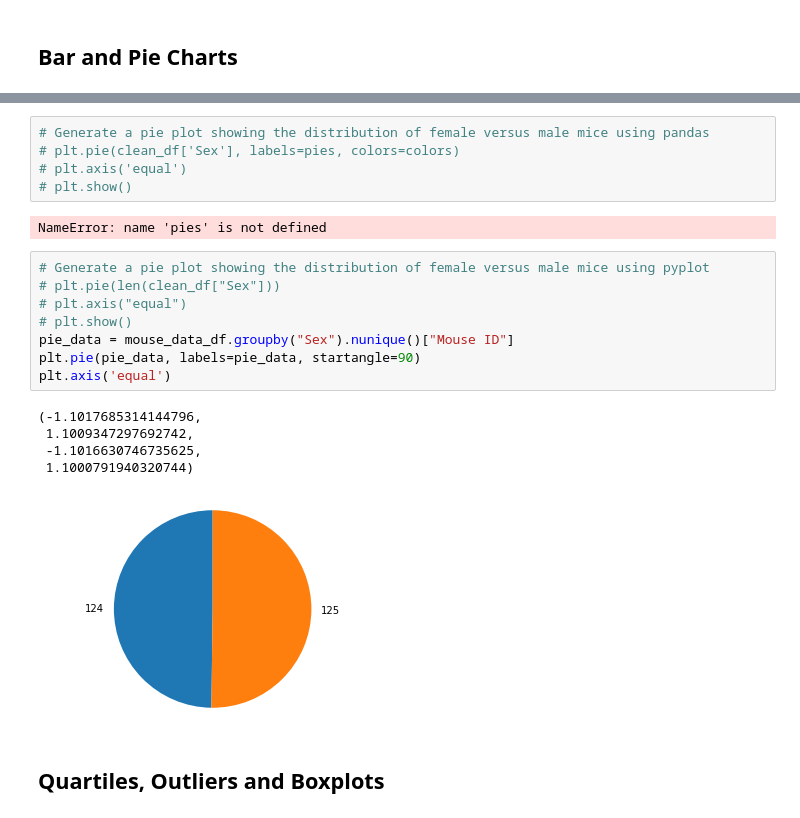
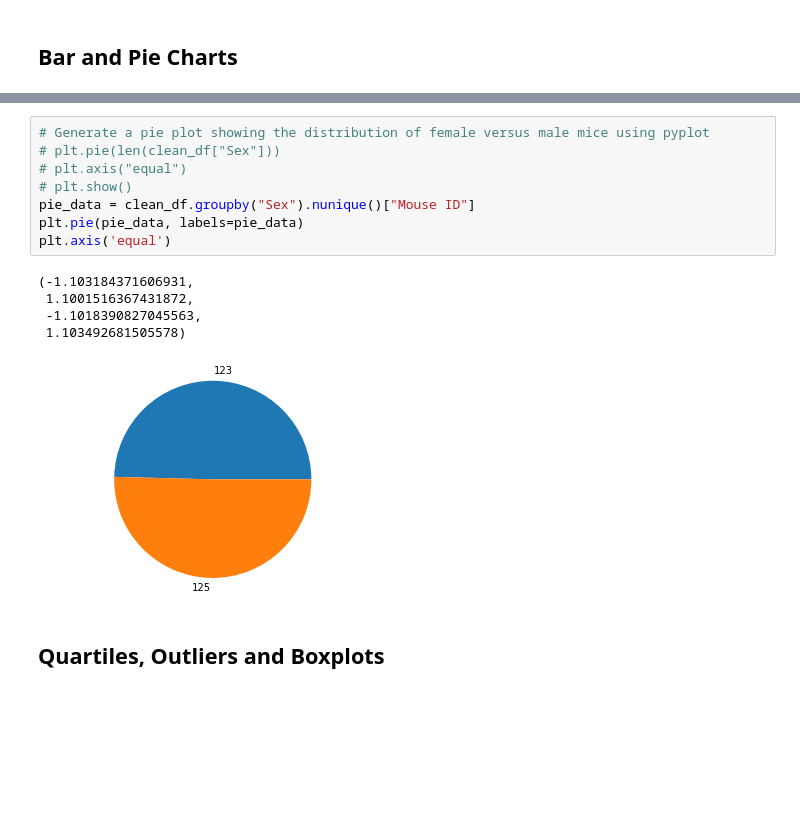
Before and after one commit to Barlow0471/MatplotlibHW, a Jupyter notebook: pymaceuticals_starter.ipynb, the cells around one changed output, grey strips where cells are left out. Saved outputs shown, nothing was run; the diff lists cells and outputs as text; blank space fills up the shorter version.

```diff
--- a/pymaceuticals_starter.ipynb
+++ b/pymaceuticals_starter.ipynb
@@ -159,24 +162,17 @@ plt.bar(x_axis, clean_df["Mouse ID"].nunique(), color='r', align='center')
 # %%
-# Generate a pie plot showing the distribution of female versus male mice using pandas
-# plt.pie(clean_df['Sex'], labels=pies, colors=colors)
-# plt.axis('equal')
+# Generate a pie plot showing the distribution of female versus male mice using pyplot
+# plt.pie(len(clean_df["Sex"]))
+# plt.axis("equal")
 # plt.show()
+pie_data = clean_df.groupby("Sex").nunique()["Mouse ID"]
+plt.pie(pie_data, labels=pie_data)
+plt.axis('equal')
 # %% [output]
-NameError: name 'pies' is not defined
+(-1.103184371606931,
+ 1.1001516367431872,
+ -1.1018390827045563,
+ 1.103492681505578)
+[figure, added]
-# %%
-# Generate a pie plot showing the distribution of female versus male mice using pyplot
-# plt.pie(len(clean_df["Sex"]))
-# plt.axis("equal")
-# plt.show()
-pie_data = mouse_data_df.groupby("Sex").nunique()["Mouse ID"]
-plt.pie(pie_data, labels=pie_data, startangle=90)
-plt.axis('equal')
-# %% [output]
-(-1.1017685314144796,
- 1.1009347297692742,
- -1.1016630746735625,
- 1.1000791940320744)
-[figure, removed]
 # %% [markdown]
 ## Quartiles, Outliers and Boxplots
 # %%
```
Also changed, not shown: parts of 13 cells of this notebook.
